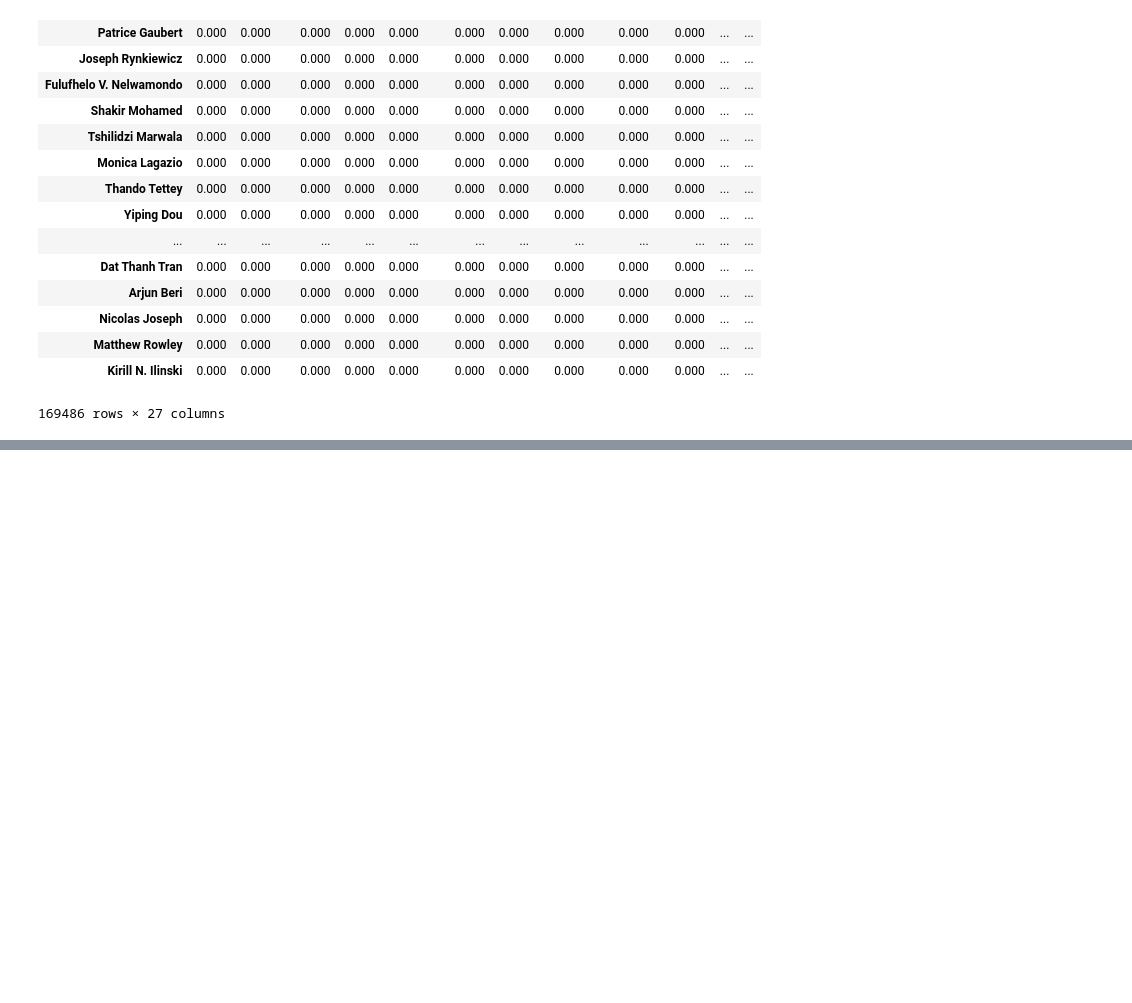
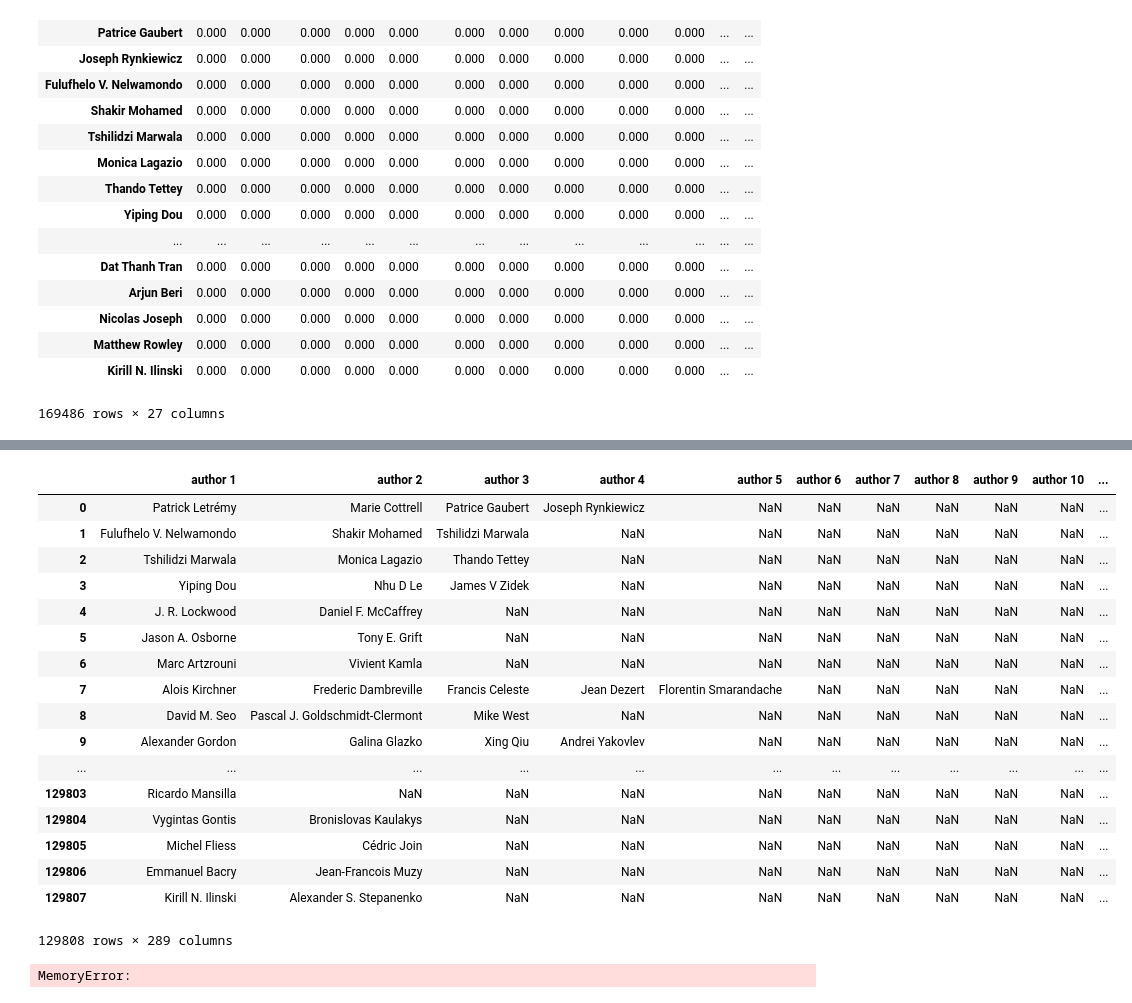
Before and after one commit to tunguyen17/arxiv_Web_scraping, a Jupyter notebook: Romero_P1.ipynb, the cells around one changed output, grey strips where cells are left out. Saved outputs shown, nothing was run; the diff lists cells and outputs as text; code cells hidden in the pictures; blank space fills up the shorter version.

```diff
--- a/Romero_P1.ipynb
+++ b/Romero_P1.ipynb
@@ -123,0 +116,26 @@ Credit_mat.iloc[i][j]
+# %%
+data_ndf
+# %% [output]
+|  | author 1 | author 2 | author 3 | author 4 | author 5 | author 6 | author 7 | author 8 | author 9 | author 10 | ... |
+| 0 | Patrick Letrémy | Marie Cottrell | Patrice Gaubert | Joseph Rynkiewicz | NaN | NaN | NaN | NaN | NaN | NaN | ... |
+| 1 | Fulufhelo V. Nelwamondo | Shakir Mohamed | Tshilidzi Marwala | NaN | NaN | NaN | NaN | NaN | NaN | NaN | ... |
+| 2 | Tshilidzi Marwala | Monica Lagazio | Thando Tettey | NaN | NaN | NaN | NaN | NaN | NaN | NaN | ... |
+| 3 | Yiping Dou | Nhu D Le | James V Zidek | NaN | NaN | NaN | NaN | NaN | NaN | NaN | ... |
+| 4 | J. R. Lockwood | Daniel F. McCaffrey | NaN | NaN | NaN | NaN | NaN | NaN | NaN | NaN | ... |
+| 5 | Jason A. Osborne | Tony E. Grift | NaN | NaN | NaN | NaN | NaN | NaN | NaN | NaN | ... |
+| 6 | Marc Artzrouni | Vivient Kamla | NaN | NaN | NaN | NaN | NaN | NaN | NaN | NaN | ... |
+| 7 | Alois Kirchner | Frederic Dambreville | Francis Celeste | Jean Dezert | Florentin Smarandache | NaN | NaN | NaN | NaN | NaN | ... |
+| 8 | David M. Seo | Pascal J. Goldschmidt-Clermont | Mike West | NaN | NaN | NaN | NaN | NaN | NaN | NaN | ... |
+| 9 | Alexander Gordon | Galina Glazko | Xing Qiu | Andrei Yakovlev | NaN | NaN | NaN | NaN | NaN | NaN | ... |
+| ... | ... | ... | ... | ... | ... | ... | ... | ... | ... | ... | ... |
+| 129803 | Ricardo Mansilla | NaN | NaN | NaN | NaN | NaN | NaN | NaN | NaN | NaN | ... |
+| 129804 | Vygintas Gontis | Bronislovas Kaulakys | NaN | NaN | NaN | NaN | NaN | NaN | NaN | NaN | ... |
+| 129805 | Michel Fliess | Cédric Join | NaN | NaN | NaN | NaN | NaN | NaN | NaN | NaN | ... |
+| 129806 | Emmanuel Bacry | Jean-Francois Muzy | NaN | NaN | NaN | NaN | NaN | NaN | NaN | NaN | ... |
+| 129807 | Kirill N. Ilinski | Alexander S. Stepanenko | NaN | NaN | NaN | NaN | NaN | NaN | NaN | NaN | ... |
+129808 rows × 289 columns
+# %%
+row_sum = data_ndf.iloc[:,:-2].count(axis=1)
+data_ndf.iloc[:,:-2] /= row_sum#
+# %% [output]
+MemoryError:
```
Also changed, not shown: parts of 9 cells of this notebook.
